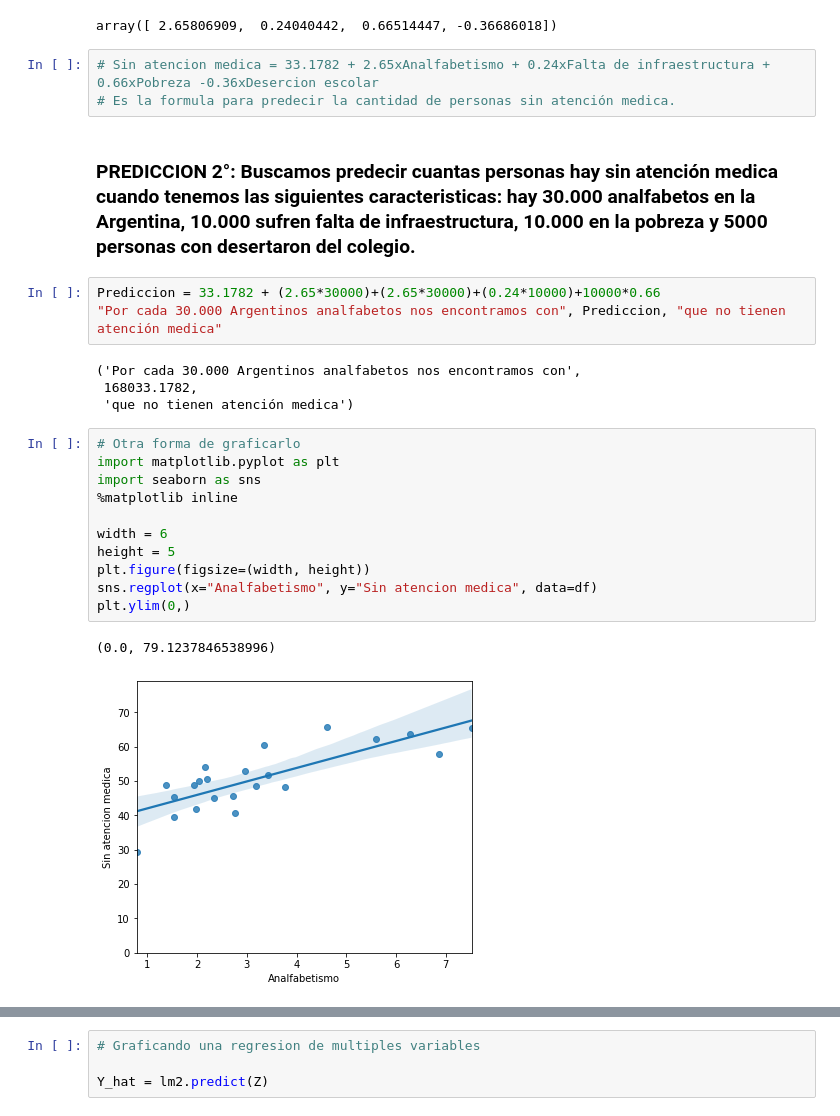
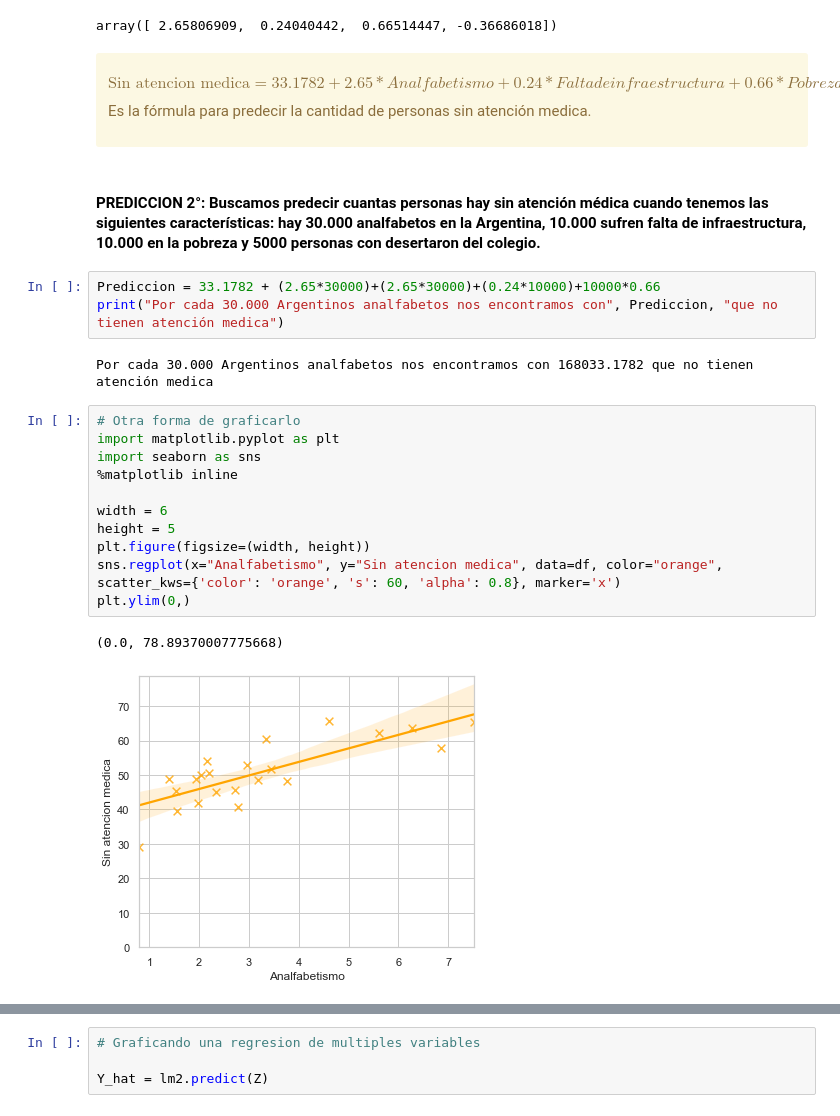
Before and after one commit to NestorDiazDataSC/Analisis_de_Datos, a Jupyter notebook: Analisis_Argentina/Analisis Argentina.ipynb, the cells around one changed output, grey strips where cells are left out. Cells and saved outputs as stored; diff of their text form.

```diff
--- a/Analisis_Argentina/Analisis Argentina.ipynb
+++ b/Analisis_Argentina/Analisis Argentina.ipynb
@@ -314,32 +371,32 @@ lm2.intercept_
 lm2.coef_
 # %% [output]
 array([ 2.65806909,  0.24040442,  0.66514447, -0.36686018])
-# %%
-# Sin atencion medica = 33.1782 + 2.65xAnalfabetismo + 0.24xFalta de infraestructura + 0.66xPobreza -0.36xDesercion escolar
-# Es la formula para predecir la cantidad de personas sin atención medica.
+# %% [markdown]
+<div class="alert alert-warning">
+$$ \text{Sin atencion medica} = 33.1782 + 2.65 * Analfabetismo + 0.24 * Falta de infraestructura + 0.66 * Pobreza - 0.363 * Desercion escolar$$
+
+Es la fórmula para predecir la cantidad de personas sin atención medica.</div>
 # %% [markdown]
-### PREDICCION 2°: Buscamos predecir cuantas personas hay sin atención medica cuando tenemos las siguientes caracteristicas: hay 30.000 analfabetos en la Argentina, 10.000 sufren falta de infraestructura, 10.000 en la pobreza y 5000 personas con desertaron del colegio.
+#### PREDICCION 2°: Buscamos predecir cuantas personas hay sin atención médica cuando tenemos las siguientes características: hay 30.000 analfabetos en la Argentina, 10.000 sufren falta de infraestructura, 10.000 en la pobreza y 5000 personas con desertaron del colegio.
 # %%
 Prediccion = 33.1782 + (2.65*30000)+(2.65*30000)+(0.24*10000)+10000*0.66
-"Por cada 30.000 Argentinos analfabetos nos encontramos con", Prediccion, "que no tienen atención medica"
+print("Por cada 30.000 Argentinos analfabetos nos encontramos con", Prediccion, "que no tienen atención medica")
 # %% [output]
-('Por cada 30.000 Argentinos analfabetos nos encontramos con',
- 168033.1782,
- 'que no tienen atención medica')
+Por cada 30.000 Argentinos analfabetos nos encontramos con 168033.1782 que no tienen atención medica
 # %%
 # Otra forma de graficarlo
 import matplotlib.pyplot as plt
 import seaborn as sns
 %matplotlib inline
 
 width = 6
 height = 5
 plt.figure(figsize=(width, height))
-sns.regplot(x="Analfabetismo", y="Sin atencion medica", data=df)
+sns.regplot(x="Analfabetismo", y="Sin atencion medica", data=df, color="orange", scatter_kws={'color': 'orange', 's': 60, 'alpha': 0.8}, marker='x')
 plt.ylim(0,)
 # %% [output]
-(0.0, 79.1237846538996)
+(0.0, 78.89370007775668)
-[figure, old version]
+[figure, new version]
 # %%
 # Residual Plot: Como la distribución de los valores es aleatoria, esto sugiere que la suposición lineal es correcta.
 
```
Also changed, not shown: parts of 52 cells of this notebook.
